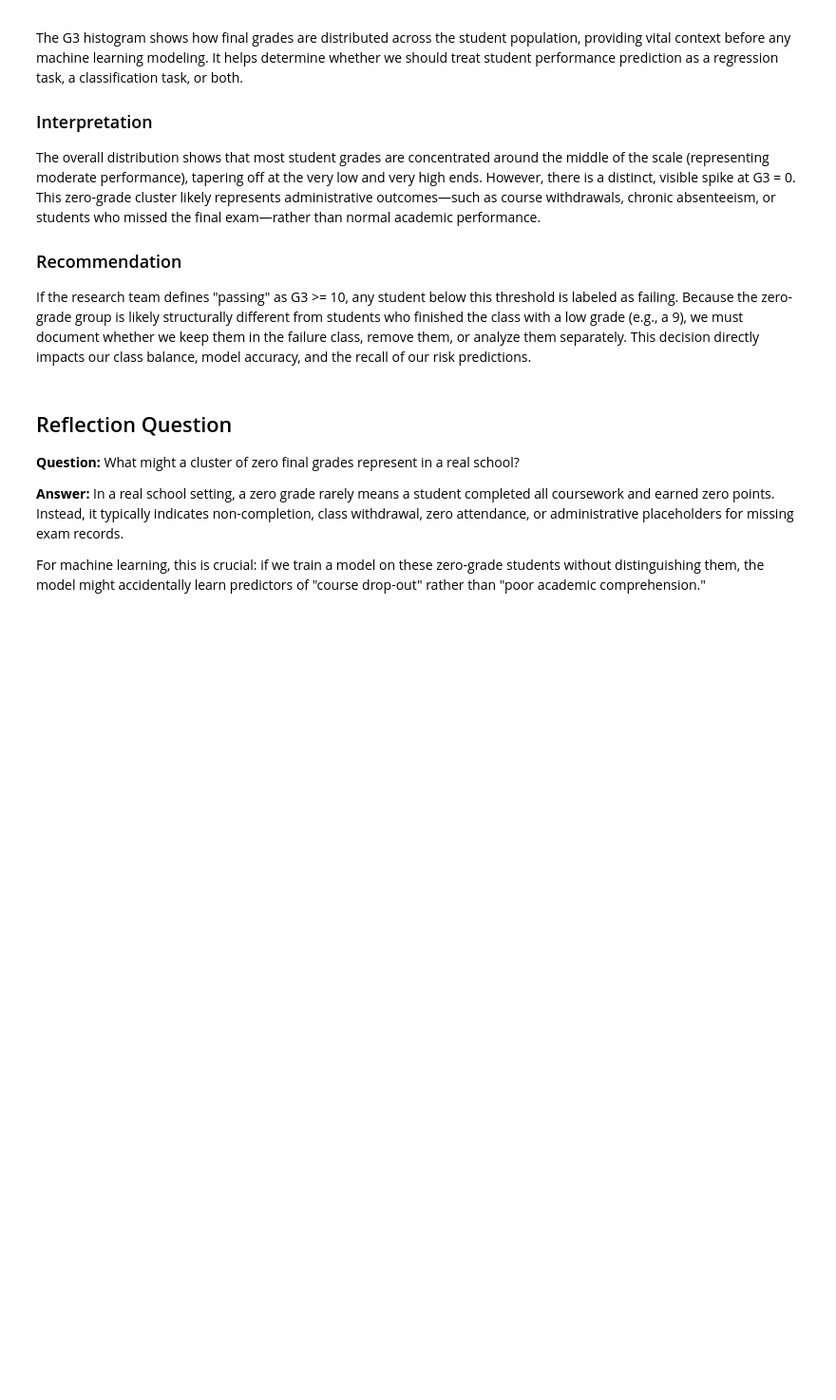
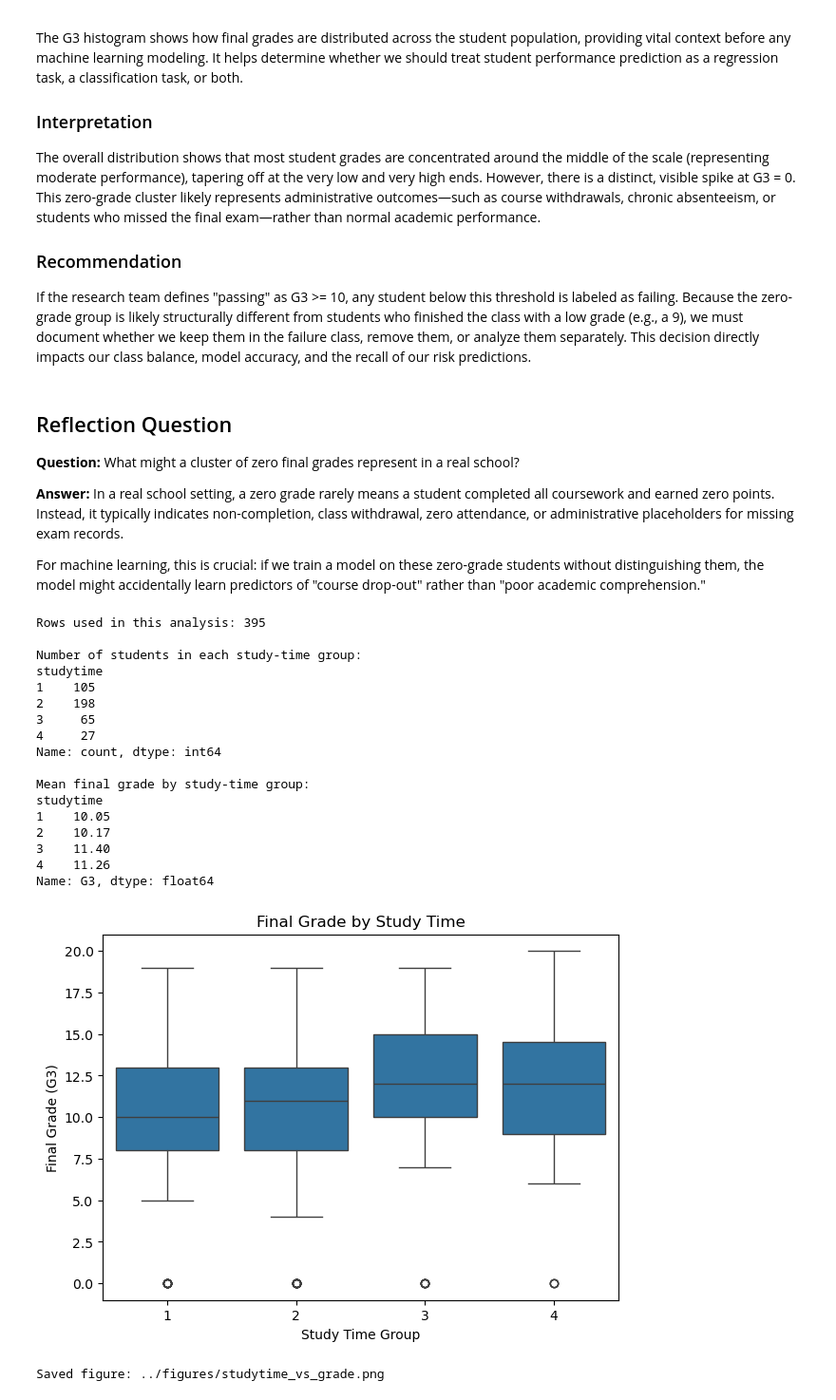
Before and after one commit to NDracorex/student-performance-ml, a Jupyter notebook: notebooks/03_exploratory_data_analysis.ipynb, the cells around one changed output. Shown at 95% size. Drawn from its saved outputs; the diff is of its cells as text; code cells hidden in the pictures; blank space fills up the shorter version.

Commit message:
Add Session 14 study-time EDA figure and finding

```diff
--- a/notebooks/03_exploratory_data_analysis.ipynb
+++ b/notebooks/03_exploratory_data_analysis.ipynb
@@ -97,3 +97,64 @@ If the research team defines "passing" as G3 >= 10, any student below this thres
 In a real school setting, a zero grade rarely means a student completed all coursework and earned zero points. Instead, it typically indicates non-completion, class withdrawal, zero attendance, or administrative placeholders for missing exam records.
 
 For machine learning, this is crucial: if we train a model on these zero-grade students without distinguishing them, the model might accidentally learn predictors of "course drop-out" rather than "poor academic comprehension."
+# %%
+# Session 14 Study Time and Performance Analysis (Google Colab)
+import os
+import pandas as pd
+import matplotlib.pyplot as plt
+import seaborn as sns
+
+# Confirm df is loaded
+try:
+    df
+except NameError:
+    raise NameError("df is not loaded. Run the data-loading cell first.")
+
+# Ensure numeric values and drop missing data
+df["studytime"] = pd.to_numeric(df["studytime"], errors="coerce")
+df["G3"] = pd.to_numeric(df["G3"], errors="coerce")
+plot_df = df.dropna(subset=["studytime", "G3"]).copy()
+plot_df["studytime"] = plot_df["studytime"].astype(int)
+
+# Print basic dataset counts
+print("Rows used in this analysis:", len(plot_df))
+print("\nNumber of students in each study-time group:")
+print(plot_df["studytime"].value_counts().sort_index())
+
+# Compute mean final grade by study-time group
+print("\nMean final grade by study-time group:")
+mean_grades = plot_df.groupby("studytime")["G3"].mean().round(2)
+print(mean_grades)
+
+# Create the boxplot
+plt.figure(figsize=(7, 5))
+sns.boxplot(x="studytime", y="G3", data=plot_df)
+plt.title("Final Grade by Study Time")
+plt.xlabel("Study Time Group")
+plt.ylabel("Final Grade (G3)")
+
+# Save the figure locally in Colab
+plt.savefig("../figures/studytime_vs_grade.png", bbox_inches="tight", dpi=300)
+plt.show()
+
+print("\nSaved figure: ../figures/studytime_vs_grade.png")
+# %% [output]
+Rows used in this analysis: 395
+
+Number of students in each study-time group:
+studytime
+1    105
+2    198
+3     65
+4     27
+Name: count, dtype: int64
+
+Mean final grade by study-time group:
+studytime
+1    10.05
+2    10.17
+3    11.40
+4    11.26
+Name: G3, dtype: float64
+[figure, added]
+Saved figure: ../figures/studytime_vs_grade.png
```
Also changed, not shown: parts of 1 cell of this notebook, 1 other file.
